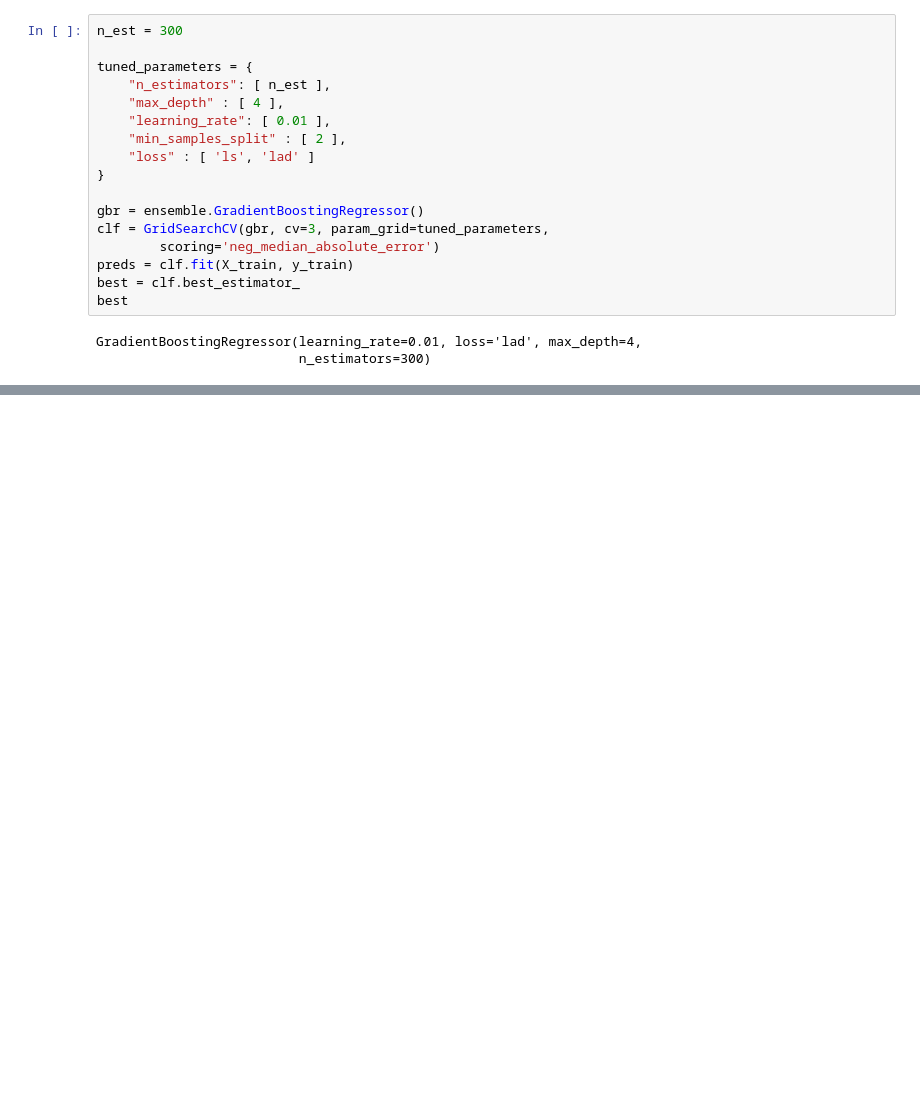
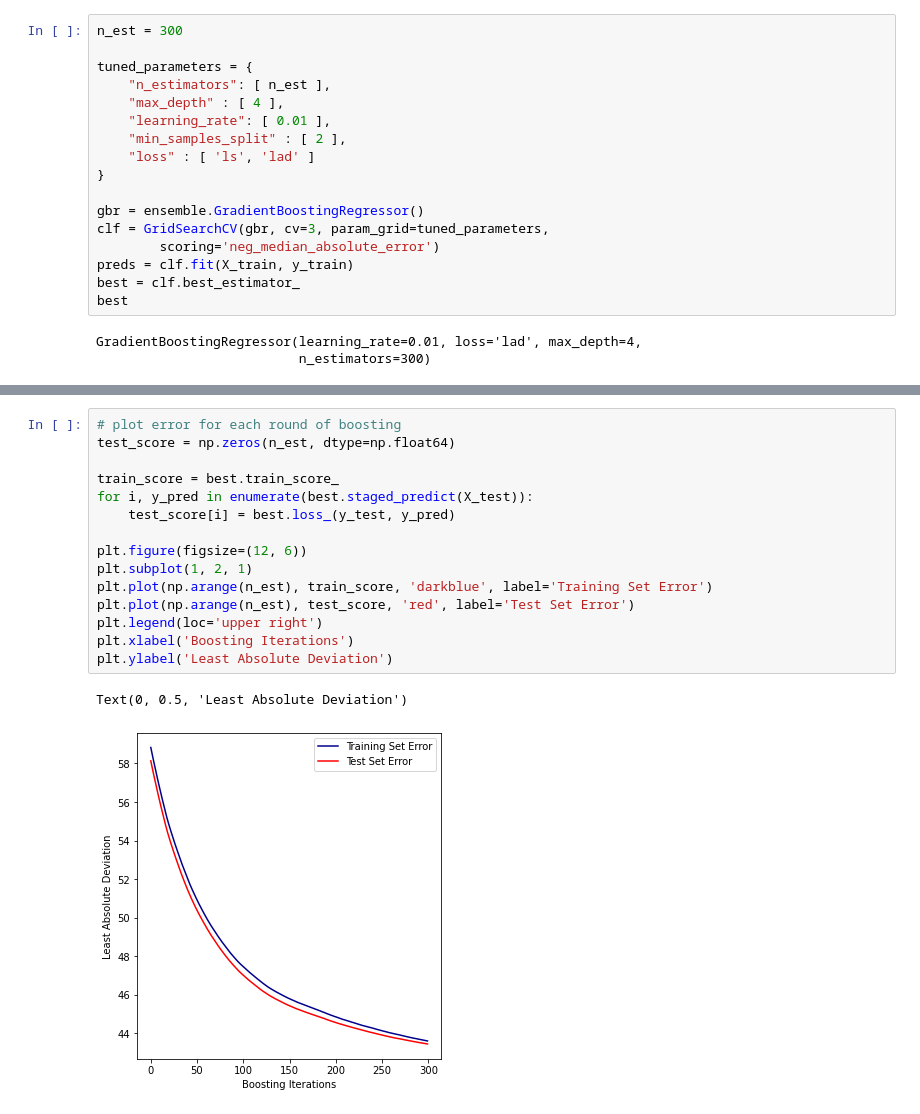
Before and after one commit to tauimonen/machine-learning, a Jupyter notebook: New York prediction.ipynb, the cells around one changed output, grey strips where cells are left out. Saved outputs shown, nothing was run; the diff lists cells and outputs as text; blank space fills up the shorter version.

Commit message:
New York prediction done.

```diff
--- a/New York prediction.ipynb
+++ b/New York prediction.ipynb
@@ -197,0 +200,18 @@ abs(clf.best_score_)
+# %%
+# plot error for each round of boosting
+test_score = np.zeros(n_est, dtype=np.float64)
+
+train_score = best.train_score_
+for i, y_pred in enumerate(best.staged_predict(X_test)):
+    test_score[i] = best.loss_(y_test, y_pred)
+
+plt.figure(figsize=(12, 6))
+plt.subplot(1, 2, 1)
+plt.plot(np.arange(n_est), train_score, 'darkblue', label='Training Set Error')
+plt.plot(np.arange(n_est), test_score, 'red', label='Test Set Error')
+plt.legend(loc='upper right')
+plt.xlabel('Boosting Iterations')
+plt.ylabel('Least Absolute Deviation')
+# %% [output]
+Text(0, 0.5, 'Least Absolute Deviation')
+[figure, added]
```
Also changed, not shown: parts of 3 cells of this notebook.
